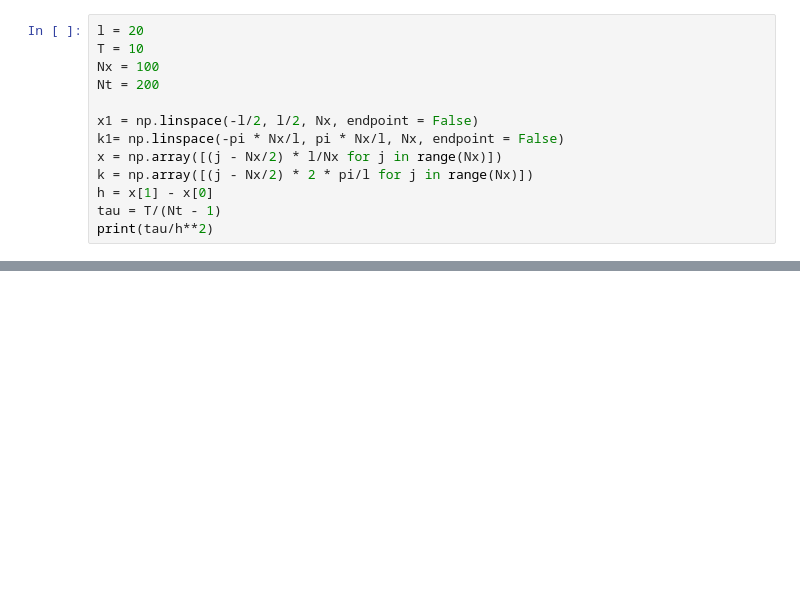
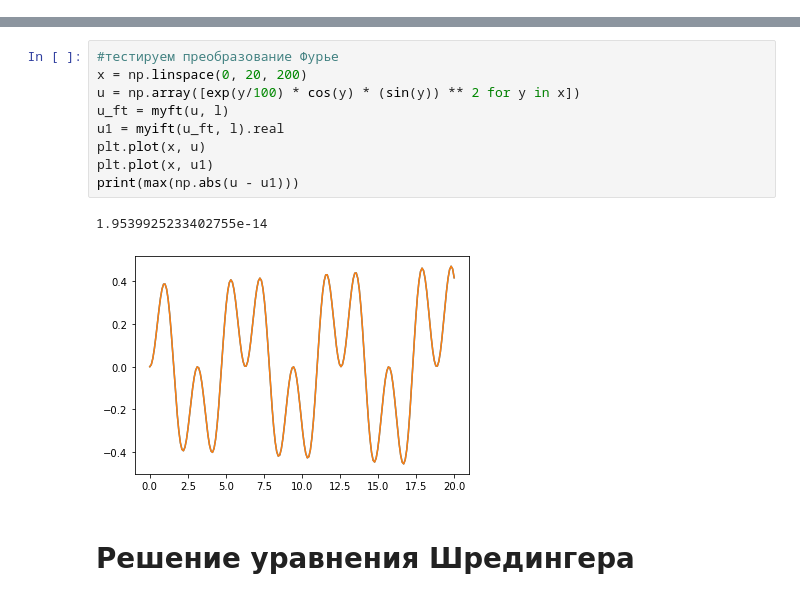
Before and after one commit to katyalatypova/mipt_comp_math, a Jupyter notebook: Task 4.ipynb, the cells around one changed output, grey strips where cells are left out. Saved outputs shown, nothing was run; the diff lists cells and outputs as text; blank space fills up the shorter version.

```diff
--- a/Task 4.ipynb
+++ b/Task 4.ipynb
@@ -11,13 +11,0 @@ from numpy.polynomial.hermite import hermval
-# %%
-l = 20
-T = 10
-Nx = 100
-Nt = 200
-
-x1 = np.linspace(-l/2, l/2, Nx, endpoint = False)
-k1= np.linspace(-pi * Nx/l, pi * Nx/l, Nx, endpoint = False)
-x = np.array([(j - Nx/2) * l/Nx for j in range(Nx)])
-k = np.array([(j - Nx/2) * 2 * pi/l for j in range(Nx)])
-h = x[1] - x[0]
-tau = T/(Nt - 1)
-print(tau/h**2)
@@ -25,0 +32,14 @@ print(tau/h**2)
+# %%
+#тестируем преобразование Фурье
+x = np.linspace(0, 20, 200)
+u = np.array([exp(y/100) * cos(y) * (sin(y)) ** 2 for y in x])
+u_ft = myft(u, l)
+u1 = myift(u_ft, l).real
+plt.plot(x, u)
+plt.plot(x, u1)
+print(max(np.abs(u - u1)))
+# %% [output]
+1.9539925233402755e-14
+[figure, added]
+# %% [markdown]
+# Решение уравнения Шредингера
```
Also changed, not shown: parts of 22 cells of this notebook.
